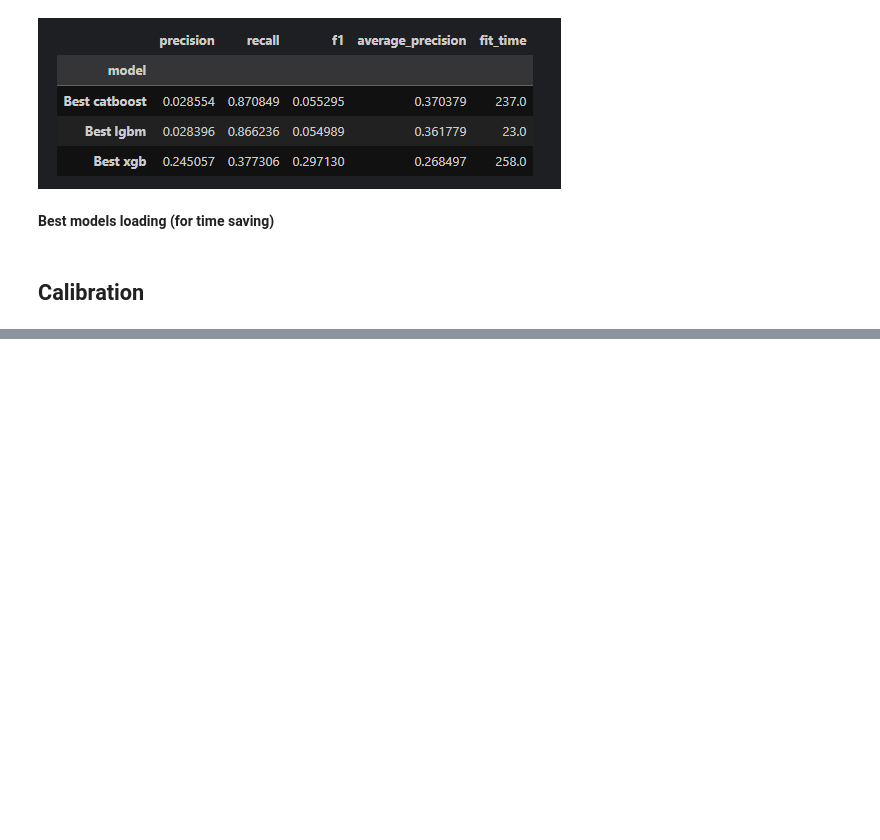
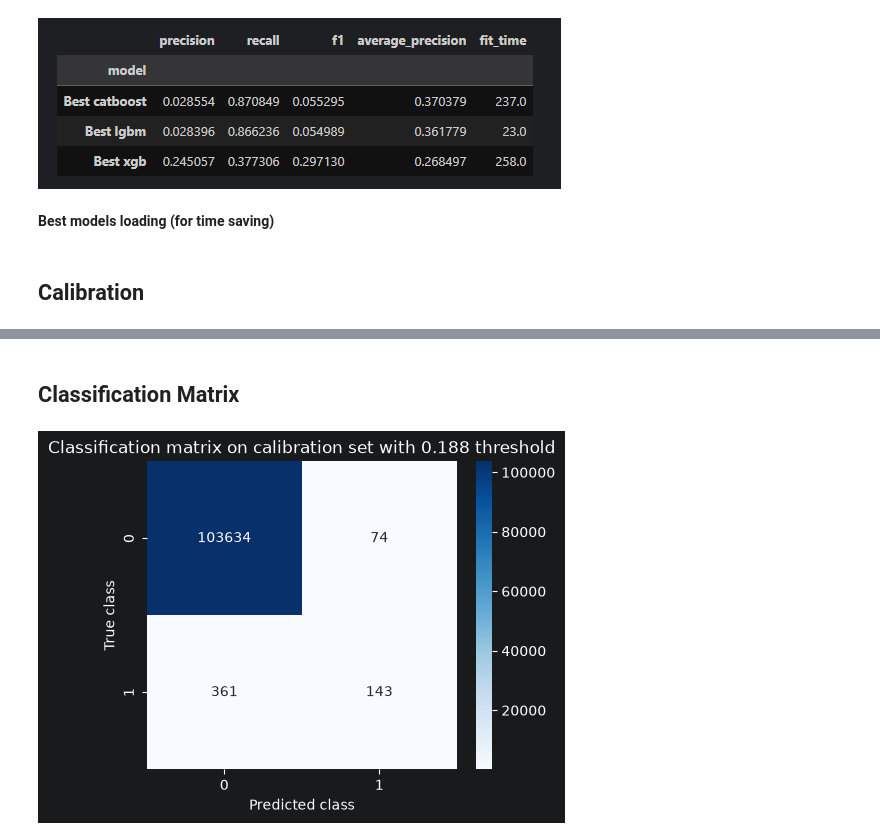
Before and after one commit to blbl-blbl/kaggle-Financial-Fraud-Detection-Dataset, a Jupyter notebook: notebooks/04_modeling.ipynb, the cells around one changed output, grey strips where cells are left out. Drawn from its saved outputs; the diff is of its cells as text; code cells hidden in the pictures; blank space fills up the shorter version.

```diff
--- a/notebooks/04_modeling.ipynb
+++ b/notebooks/04_modeling.ipynb
@@ -700,0 +763,17 @@ lgbm_model = joblib.load(r'..\models\lgbm_model.joblib')
+# %%
+def threshold_searching(y_true, y_proba):
+    unique_thresholds = np.linspace(0, 1, 1001)
+
+    best_f1 = -np.inf
+
+    for threshold in unique_thresholds:
+        y_pred = (y_proba >= threshold).astype(int)
+        fB = f1_score(y_true, y_pred)
+
+        if fB > best_f1:
+            best_f1 = fB
+            best_threshold = threshold
+
+    print(f"Best threshold: {best_threshold:.4f}")
+    print(f"Best f1 score: {best_f1:.4f}")
+    return best_threshold
@@ -700,0 +841,14 @@ lgbm_model = joblib.load(r'..\models\lgbm_model.joblib')
+# %% [markdown]
+## Classification Matrix
+# %%
+# Calibration set
+cm = confusion_matrix(y_cal, y_pred_threshold)
+
+plt.figure(figsize=(5,4))
+sns.heatmap(cm, annot=True, fmt='d', cmap='Blues')
+plt.xlabel('Predicted class')
+plt.ylabel('True class')
+plt.title(f'Classification matrix on calibration set with {best_threshold:.3f} threshold')
+plt.show()
+# %% [output]
+[figure, added]
```
Also changed, not shown: parts of 13 cells of this notebook.
